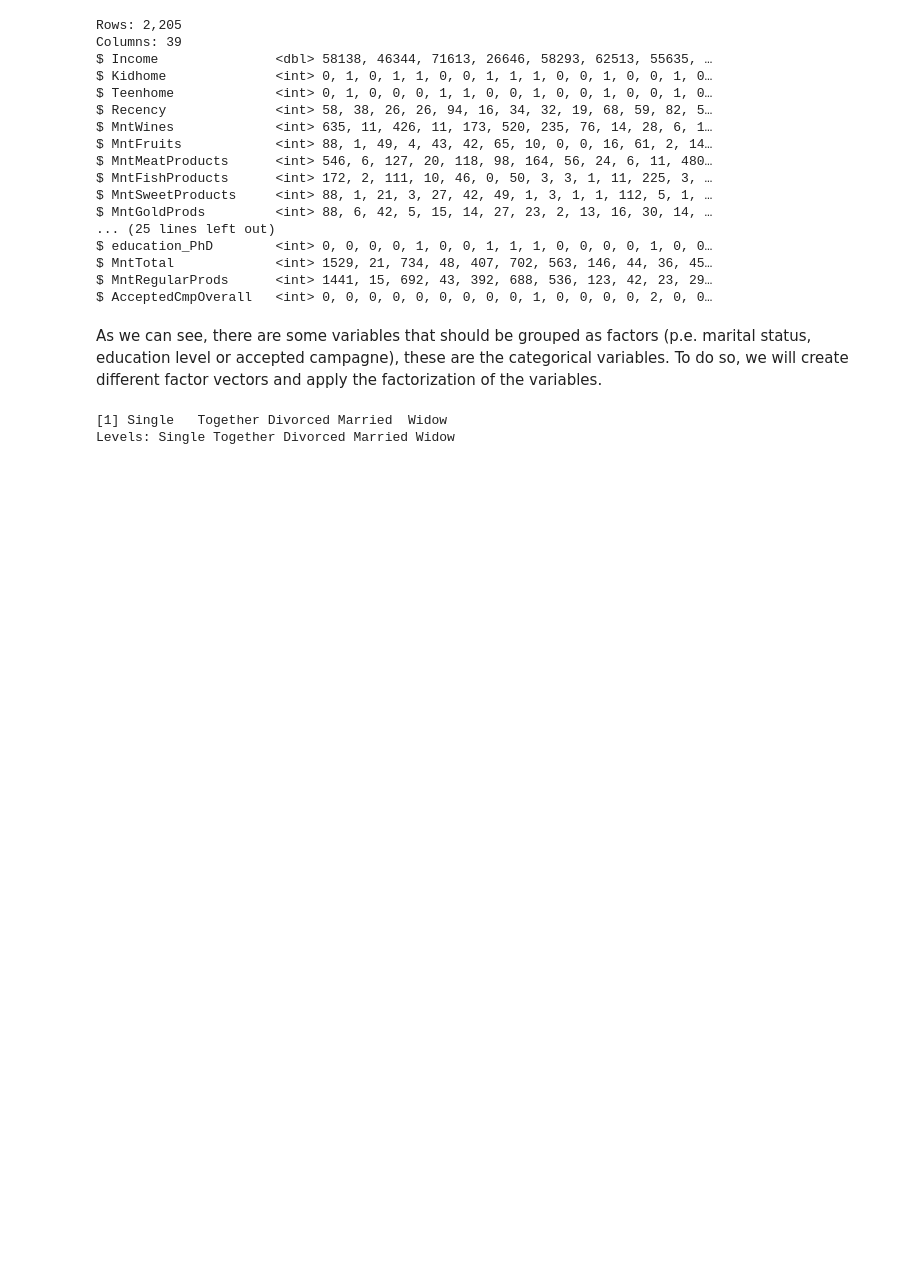
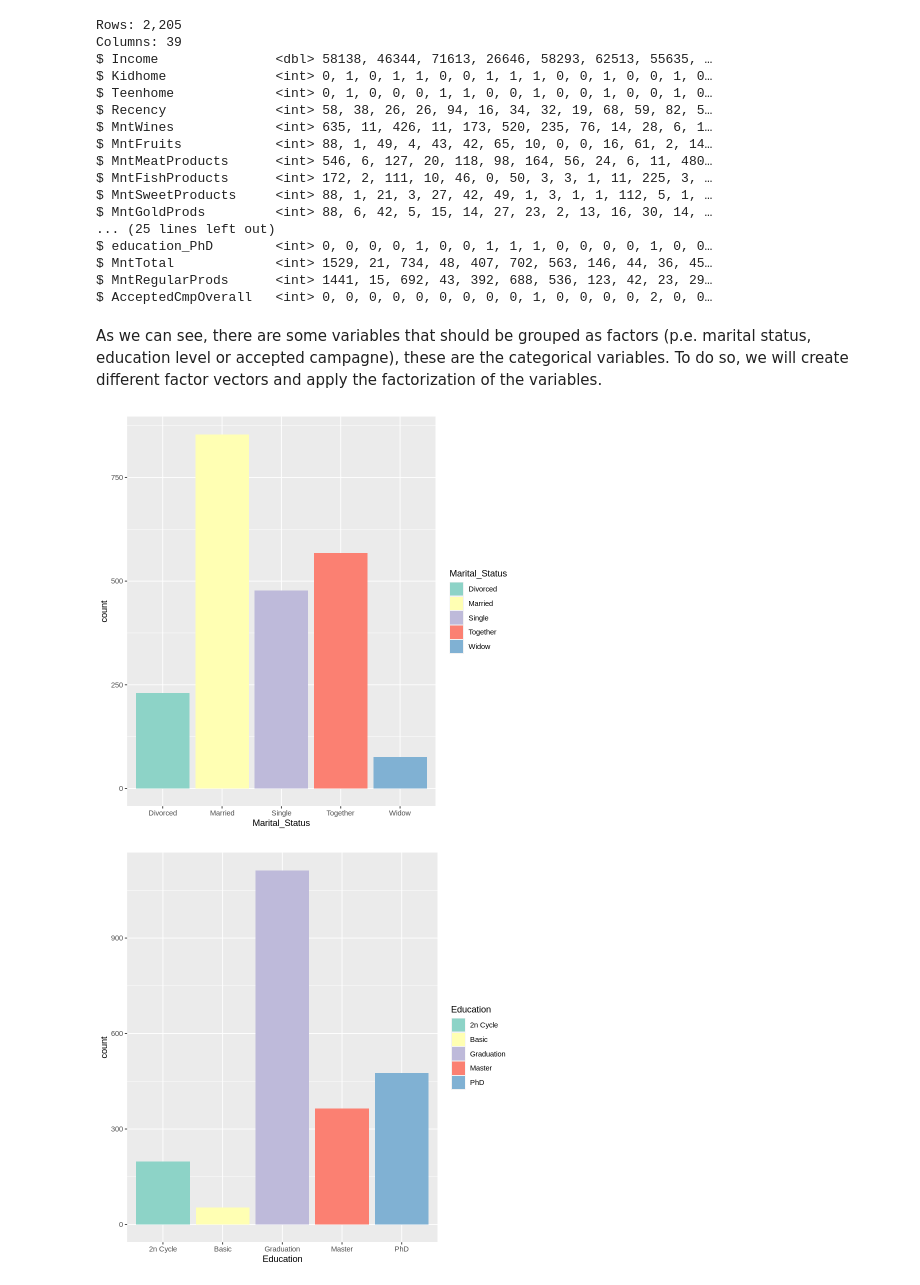
Before and after one commit to polo-music/bussiness-analytics-ifood, a Jupyter notebook: bussiness_analytics_ifood.ipynb, the cells around one changed output. Saved outputs shown, nothing was run; the diff lists cells and outputs as text; code cells hidden in the pictures; blank space fills up the shorter version.

Commit message:
Started with the visualization + R color brew package for beautyness :)

```diff
--- a/bussiness_analytics_ifood.ipynb
+++ b/bussiness_analytics_ifood.ipynb
@@ -41,8 +42,3 @@ education_factor_vector <- factor(education_vector, levels = education_vector)
 marital_vector <- c('Single', 'Together', 'Divorced', 'Married', 'Widow')
 # Convert the vector to factor
 marital_factor_vector <- factor(marital_vector, levels = marital_vector)
-
-https://github.com/nailson/ifood-data-business-analyst-test/blob/master/exploration_segmentation.ipynb
-# %% [output]
-[1] Single   Together Divorced Married  Widow
-Levels: Single Together Divorced Married Widow
@@ -48,0 +72,23 @@ Levels: Single Together Divorced Married Widow
+# %%
+df_f <- df_f %>%
+  mutate(Education = as.factor(Education)) %>%
+  mutate(Marital_Status = as.factor(Marital_Status)) %>%
+  mutate(Accepted_Campaign = as.factor(Accepted_Campaign))
+# %%
+df_f %>%
+  ggplot(mapping = aes(x = Marital_Status, fill = Marital_Status)) +
+    geom_bar() +
+    scale_fill_brewer(palette = 'Set3')
+
+df_f %>%
+  ggplot(mapping = aes(x = Education, fill = Education)) +
+    geom_bar() +
+    scale_fill_brewer(palette = 'Set3')
+
+df_f %>%
+  ggplot(mapping = aes(x = Education, fill = Marital_Status)) +
+    geom_bar() +
+    scale_fill_brewer(palette = 'Set3')
+# %% [output]
+[figure, added]
+[figure, added]
```
Also changed, not shown: parts of 4 cells of this notebook.
